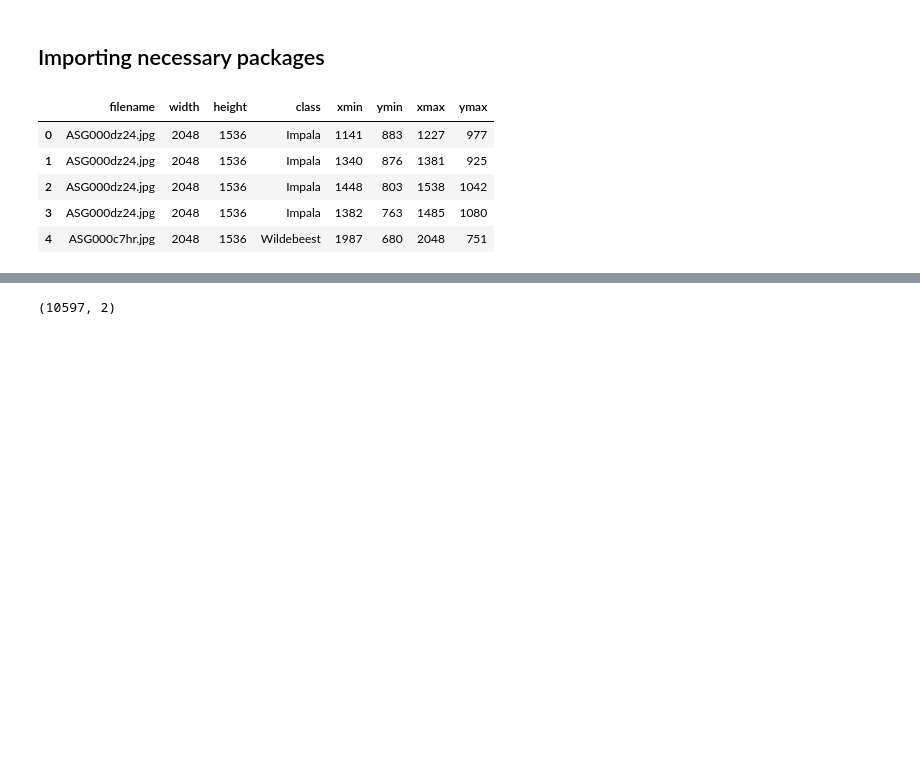
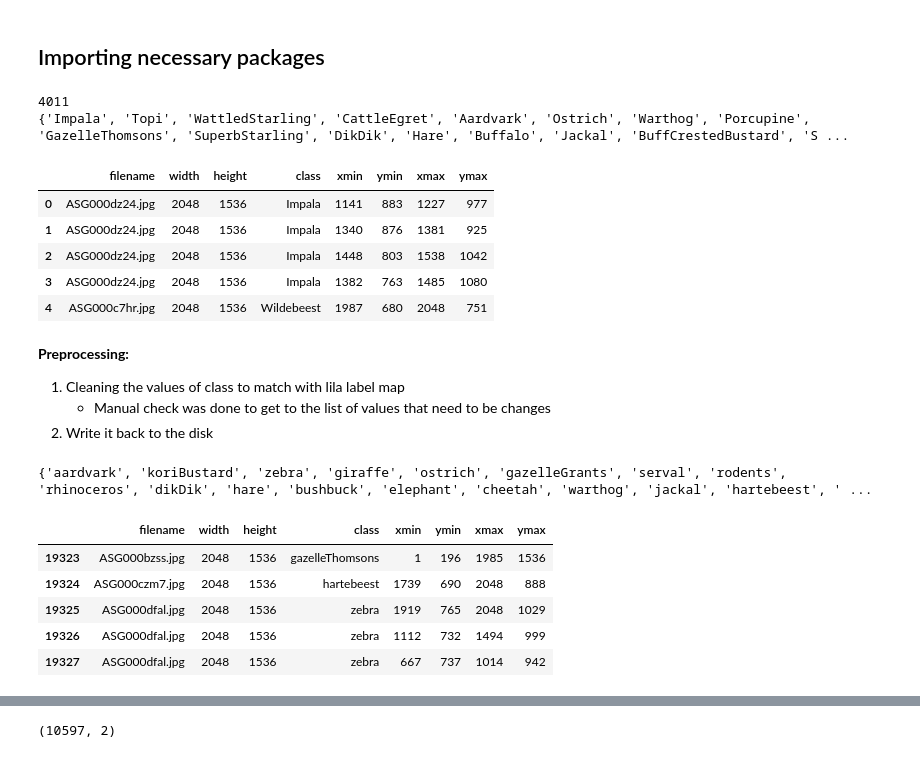
Before and after one commit to Manish-rai21bit/camera-trap-detection, a Jupyter notebook: data_prep/Data_Model_LILA_Schneider_testData.ipynb, the cells around one changed output, grey strips where cells are left out. Saved outputs shown, nothing was run; the diff lists cells and outputs as text; code cells hidden in the pictures; blank space fills up the shorter version.

```diff
--- a/data_prep/Data_Model_LILA_Schneider_testData.ipynb
+++ b/data_prep/Data_Model_LILA_Schneider_testData.ipynb
@@ -34,12 +34,39 @@ Project_filepath = "/home/ubuntu/data/tensorflow/my_workspace/training_demo/"#"/
 df_schneider_box = pd.read_csv(Project_filepath + 'Data/GoldStandardBoundBoxCoord.csv')
 schneider_events = list(set(df_schneider_box['filename']))
 schneider_events = [word.split('.')[0] for word in schneider_events] # [word[:-4] for word in schneider_events]
-len(schneider_events)
+print(len(schneider_events))
+print(set(df_schneider_box['class']))
 df_schneider_box.head()
 # %% [output]
+4011
+{'Impala', 'Topi', 'WattledStarling', 'CattleEgret', 'Aardvark', 'Ostrich', 'Warthog', 'Porcupine', 'GazelleThomsons', 'SuperbStarling', 'DikDik', 'Hare', 'Buffalo', 'Jackal', 'BuffCrestedBustard', 'S ...
 |  | filename | width | height | class | xmin | ymin | xmax | ymax |
 | 0 | ASG000dz24.jpg | 2048 | 1536 | Impala | 1141 | 883 | 1227 | 977 |
 | 1 | ASG000dz24.jpg | 2048 | 1536 | Impala | 1340 | 876 | 1381 | 925 |
 | 2 | ASG000dz24.jpg | 2048 | 1536 | Impala | 1448 | 803 | 1538 | 1042 |
 | 3 | ASG000dz24.jpg | 2048 | 1536 | Impala | 1382 | 763 | 1485 | 1080 |
 | 4 | ASG000c7hr.jpg | 2048 | 1536 | Wildebeest | 1987 | 680 | 2048 | 751 |
+# %% [markdown]
+**Preprocessing:**
+1. Cleaning the values of class to match with lila label map
+    - Manual check was done to get to the list of values that need to be changes
+2. Write it back to the disk
+# %%
+lst_remove_species = ['buffCrestedBustard','cattleEgret','greyBackedFiscal',\
+                      'oxpecker','stork','superbStarling','wattledStarling', \
+                 'whiteHeadBuffaloWeaver', 'lion']
+df_schneider_box['class'] = pd.Series([name1[0].lower()+name1[1:]  for name1 in list(df_schneider_box['class'])])
+df_schneider_box = df_schneider_box.loc[~df_schneider_box['class'].isin(lst_remove_species)]
+
+df_schneider_box['class'] = df_schneider_box['class'].replace({'rodent': 'rodents'})
+df_schneider_box.to_csv(os.path.join(Project_filepath + 'Data/GoldStandardBoundBoxCoord_temp.csv'), sep=',', index=False)
+print(set(df_schneider_box['class']))
+df_schneider_box.tail()
+# %% [output]
+{'aardvark', 'koriBustard', 'zebra', 'giraffe', 'ostrich', 'gazelleGrants', 'serval', 'rodents', 'rhinoceros', 'dikDik', 'hare', 'bushbuck', 'elephant', 'cheetah', 'warthog', 'jackal', 'hartebeest', ' ...
+|  | filename | width | height | class | xmin | ymin | xmax | ymax |
+| 19323 | ASG000bzss.jpg | 2048 | 1536 | gazelleThomsons | 1 | 196 | 1985 | 1536 |
+| 19324 | ASG000czm7.jpg | 2048 | 1536 | hartebeest | 1739 | 690 | 2048 | 888 |
+| 19325 | ASG000dfal.jpg | 2048 | 1536 | zebra | 1919 | 765 | 2048 | 1029 |
+| 19326 | ASG000dfal.jpg | 2048 | 1536 | zebra | 1112 | 732 | 1494 | 999 |
+| 19327 | ASG000dfal.jpg | 2048 | 1536 | zebra | 667 | 737 | 1014 | 942 |
```
Also changed, not shown: parts of 21 cells of this notebook.
